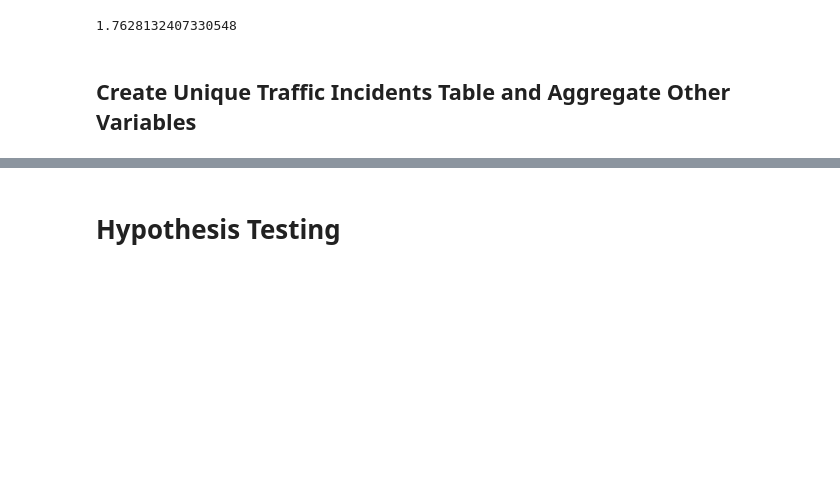
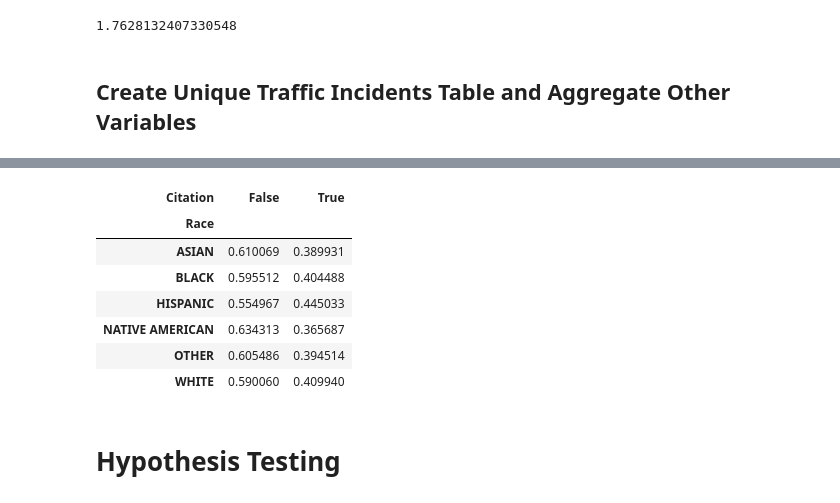
Before and after one commit to mguptaphd/Module3_Project, a Jupyter notebook: Module3_Project.ipynb, the cells around one changed output, grey strips where cells are left out. Drawn from its saved outputs; the diff is of its cells as text; code cells hidden in the pictures; blank space fills up the shorter version.

```diff
--- a/Module3_Project.ipynb
+++ b/Module3_Project.ipynb
@@ -120,3 +156,14 @@ unique_df.head()
+# %%
+pd.crosstab(violtype_df['Race'], violtype_df['Citation']).apply(lambda r: r/r.sum(), axis=1)
+# %% [output]
+| Citation | False | True |
+| Race |  |  |
+| ASIAN | 0.610069 | 0.389931 |
+| BLACK | 0.595512 | 0.404488 |
+| HISPANIC | 0.554967 | 0.445033 |
+| NATIVE AMERICAN | 0.634313 | 0.365687 |
+| OTHER | 0.605486 | 0.394514 |
+| WHITE | 0.590060 | 0.409940 |
 # %% [markdown]
 # Hypothesis Testing
 # %% [markdown]
```
Also changed, not shown: parts of 2 cells of this notebook.
